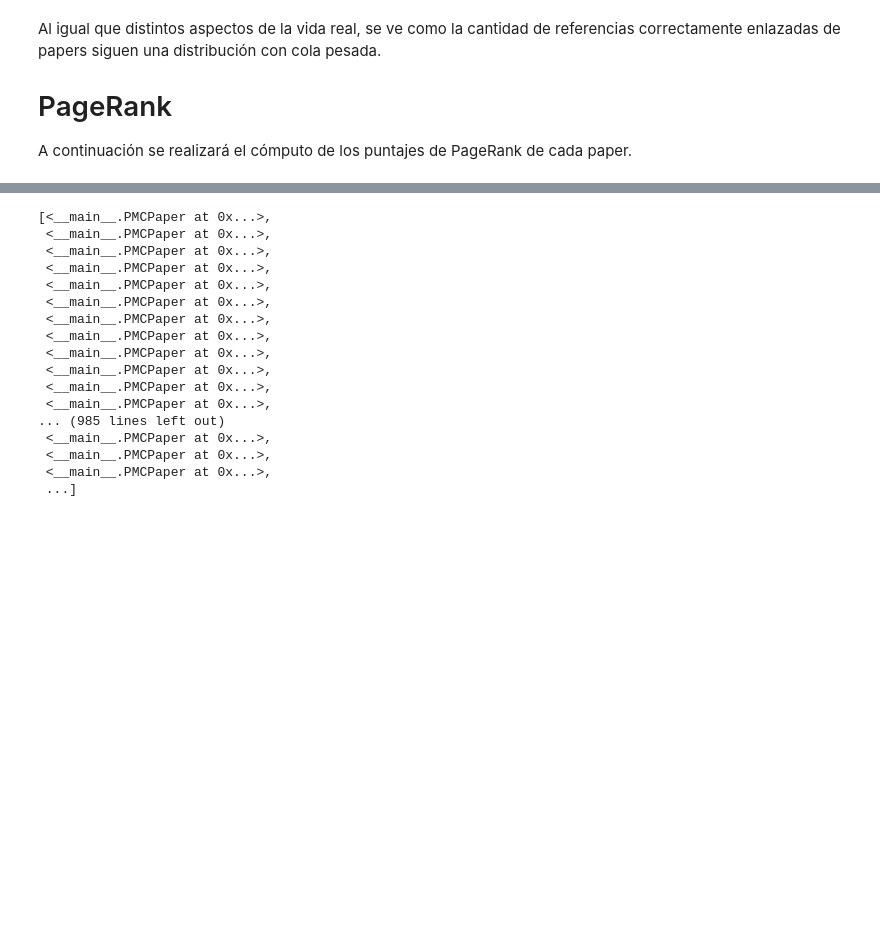
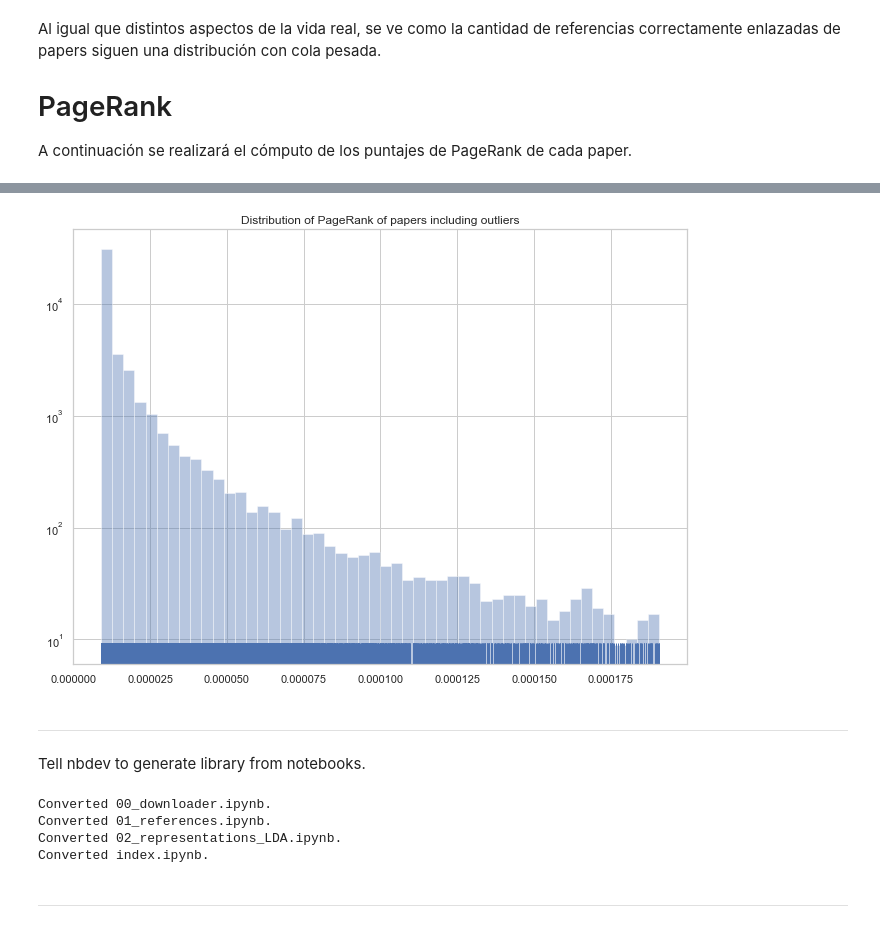
Before and after one commit to Inria-Chile/risotto, a Jupyter notebook: 01_references.ipynb, the cells around one changed output, grey strips where cells are left out. Drawn from its saved outputs; the diff is of its cells as text; code cells hidden in the pictures; blank space fills up the shorter version.

Commit message:
notebook revamp and nbdev library generation

```diff
--- a/01_references.ipynb
+++ b/01_references.ipynb
@@ -510,5 +555,7 @@ pass
 # %%
-fig = plt.figure(figsize=(16, 8))
+fig = plt.figure(figsize=(11, 8))
 ax = sns.distplot(pr_no_outliers, kde=False, rug=True)
-ax.set(title="Distribución del PageRank de papers de CORD-19 (sin outliers)", yscale="log")
+ax.set(title="Distribution of PageRank of papers including outliers", yscale="log")
 pass
+# %% [output]
+[figure, added]
@@ -521,20 +562,13 @@ with open("./pageranks.pkl", "wb") as dump_file:
-# %%
-papers
-# %% [output]
-[<__main__.PMCPaper at 0x...>,
- <__main__.PMCPaper at 0x...>,
- <__main__.PMCPaper at 0x...>,
- <__main__.PMCPaper at 0x...>,
- <__main__.PMCPaper at 0x...>,
- <__main__.PMCPaper at 0x...>,
- <__main__.PMCPaper at 0x...>,
- <__main__.PMCPaper at 0x...>,
- <__main__.PMCPaper at 0x...>,
- <__main__.PMCPaper at 0x...>,
- <__main__.PMCPaper at 0x...>,
- <__main__.PMCPaper at 0x...>,
-... (985 lines left out)
- <__main__.PMCPaper at 0x...>,
- <__main__.PMCPaper at 0x...>,
- <__main__.PMCPaper at 0x...>,
- ...]
+# %% [markdown]
+---
+Tell nbdev to generate library from notebooks.
+# %%
+from nbdev.export import *
+notebook2script()
+# %% [output]
+Converted 00_downloader.ipynb.
+Converted 01_references.ipynb.
+Converted 02_representations_LDA.ipynb.
+Converted index.ipynb.
+# %% [markdown]
+---
```
Also changed, not shown: parts of 64 cells of this notebook, 6 other files.
